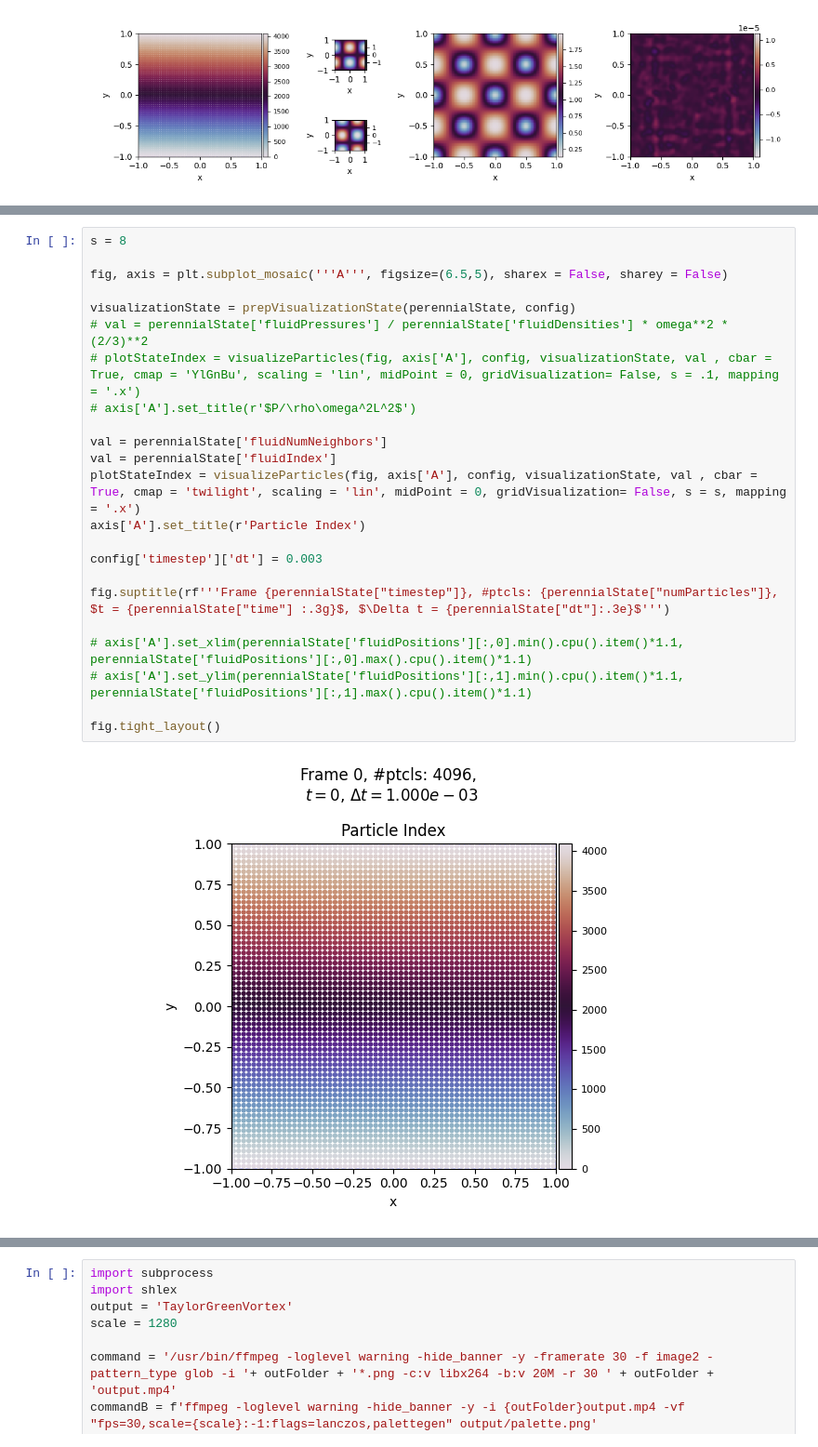
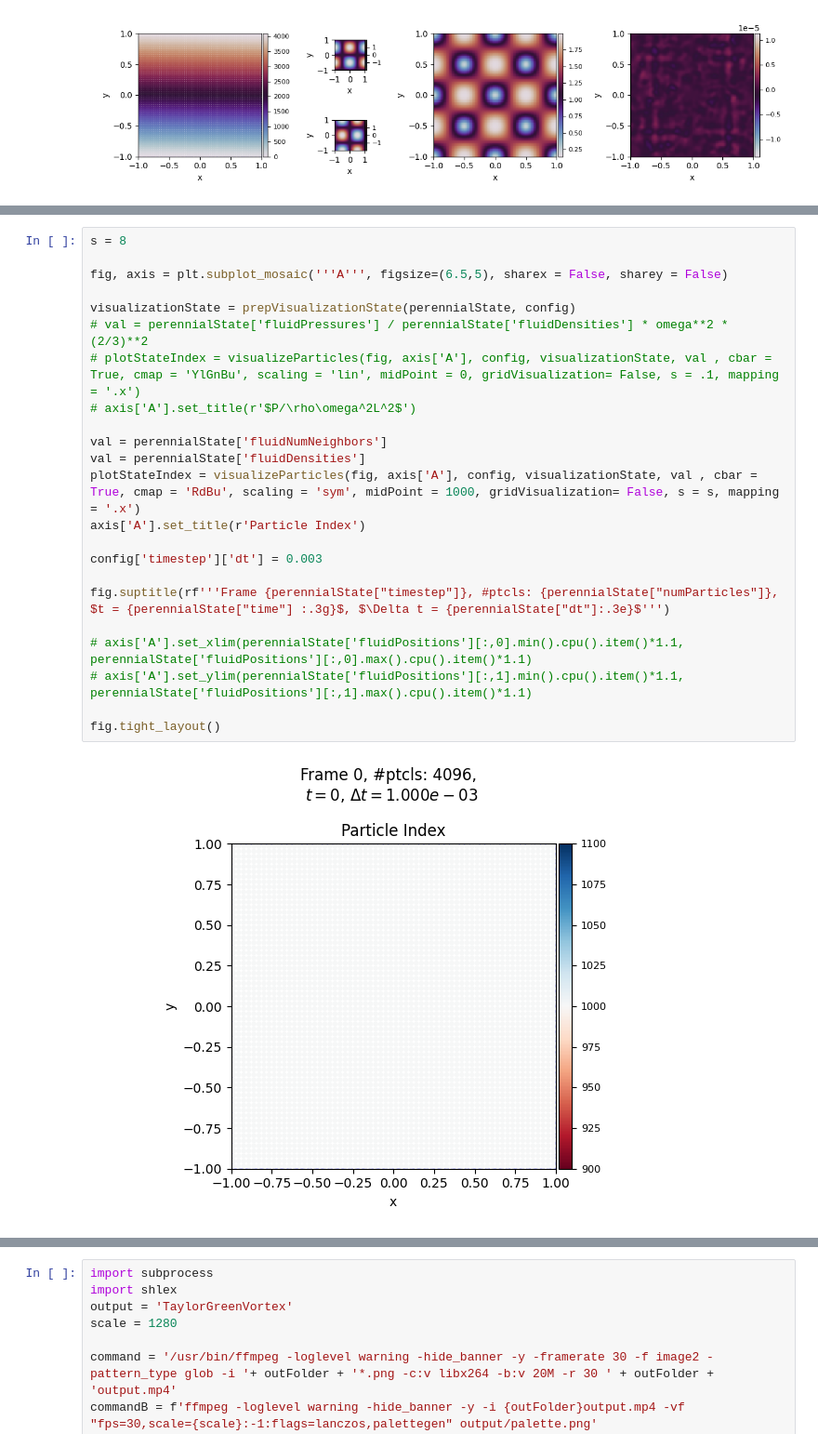
Before and after one commit to wi-re/diffSPH, a Jupyter notebook: validation/taylorGreenVortex.ipynb, the cells around one changed output, grey strips where cells are left out. Shown at 93% size. Drawn from its saved outputs; the diff is of its cells as text.

```diff
--- a/validation/taylorGreenVortex.ipynb
+++ b/validation/taylorGreenVortex.ipynb
@@ -197,29 +195,29 @@ analyticVelocities[:,1] = -u_mag * torch.sin(k * positions[:,0]) * torch.cos(k *
 # %%
 s = 8
 
 fig, axis = plt.subplot_mosaic('''A''', figsize=(6.5,5), sharex = False, sharey = False)
 
 visualizationState = prepVisualizationState(perennialState, config)
 # val = perennialState['fluidPressures'] / perennialState['fluidDensities'] * omega**2 * (2/3)**2
 # plotStateIndex = visualizeParticles(fig, axis['A'], config, visualizationState, val , cbar = True, cmap = 'YlGnBu', scaling = 'lin', midPoint = 0, gridVisualization= False, s = .1, mapping = '.x')
 # axis['A'].set_title(r'$P/\rho\omega^2L^2$')
 
 val = perennialState['fluidNumNeighbors']
-val = perennialState['fluidIndex']
-plotStateIndex = visualizeParticles(fig, axis['A'], config, visualizationState, val , cbar = True, cmap = 'twilight', scaling = 'lin', midPoint = 0, gridVisualization= False, s = s, mapping = '.x')
+val = perennialState['fluidDensities']
+plotStateIndex = visualizeParticles(fig, axis['A'], config, visualizationState, val , cbar = True, cmap = 'RdBu', scaling = 'sym', midPoint = 1000, gridVisualization= False, s = s, mapping = '.x')
 axis['A'].set_title(r'Particle Index')
 
 config['timestep']['dt'] = 0.003
 
 fig.suptitle(rf'''Frame {perennialState["timestep"]}, #ptcls: {perennialState["numParticles"]},
 $t = {perennialState["time"] :.3g}$, $\Delta t = {perennialState["dt"]:.3e}$''')
 
 # axis['A'].set_xlim(perennialState['fluidPositions'][:,0].min().cpu().item()*1.1, perennialState['fluidPositions'][:,0].max().cpu().item()*1.1)
 # axis['A'].set_ylim(perennialState['fluidPositions'][:,1].min().cpu().item()*1.1, perennialState['fluidPositions'][:,1].max().cpu().item()*1.1)
 
 fig.tight_layout()
 # %% [output]
-[figure, old version]
+[figure, new version]
 # %%
 timestamp = datetime.datetime.now().strftime("%Y_%m_%d-%H_%M_%S")
 outFolder = './output/' + timestamp + '/'
```
Also changed, not shown: parts of 4 cells of this notebook, 13 other files.
